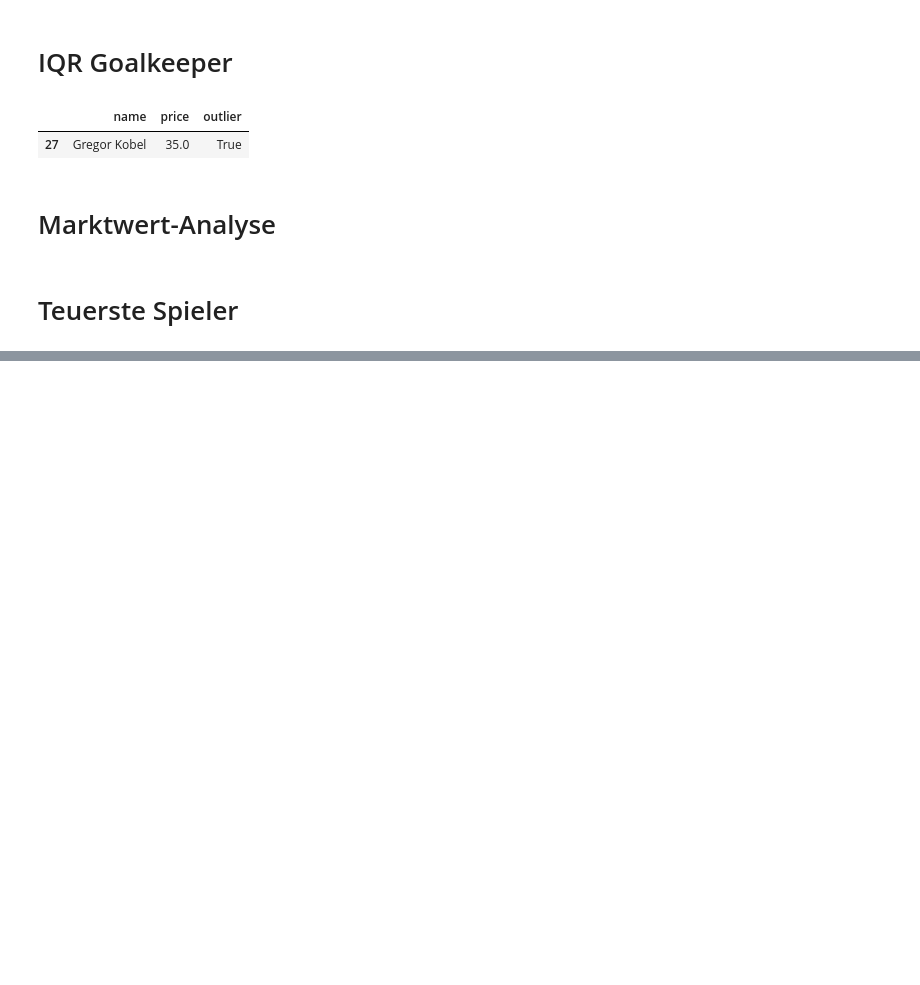
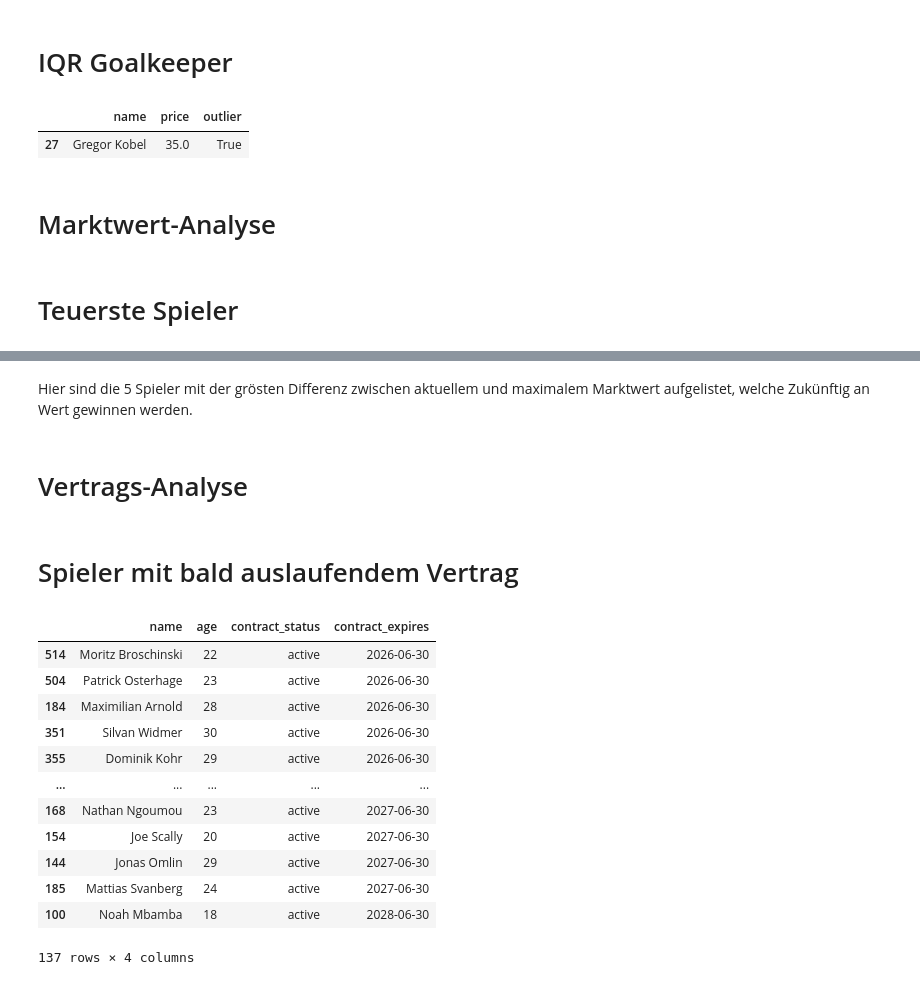
Before and after one commit to PatrikBartos/First-Pandas-Projekt, a Jupyter notebook: notebooks/main.ipynb, the cells around one changed output, grey strips where cells are left out. Cells and saved outputs as stored; diff of their text form; code cells hidden in the pictures; blank space fills up the shorter version.

Commit message:
add Marktwert/Vertrags-Analyse
changes:

add:
- Teuerster Spieler
- Potenzial Analyse
- Vertrags Analyse
- Spieler mit bald auslaufendem Vertrag

```diff
--- a/notebooks/main.ipynb
+++ b/notebooks/main.ipynb
@@ -563,0 +569,4 @@ Name: 47, dtype: object
+# %%
+data_frame["differenz"] = (data_frame["max_price"] - data_frame["price"])
+max_differenz = data_frame.sort_values(by="differenz", ascending=False).head(5)[["name", "age", "club", "differenz"]]
+max_differenz
@@ -563,0 +580,30 @@ Name: 47, dtype: object
+# %% [markdown]
+Hier sind die 5 Spieler mit der grösten Differenz zwischen aktuellem und maximalem Marktwert aufgelistet, welche Zukünftig an Wert gewinnen werden.
+# %% [markdown]
+# Vertrags-Analyse
+# %% [markdown]
+# Spieler mit bald auslaufendem Vertrag
+# %%
+condlist = [data_frame["contract_expires"] < "2026", data_frame["contract_expires"] > "2026"]
+choicelist = ["expired", "active"]
+
+data_frame["contract_status"] = np.select(
+    condlist=condlist, choicelist=choicelist, default="active"
+)
+
+soon_expired = data_frame.loc[(data_frame["contract_status"] == "active") & (data_frame["contract_expires"].notna()), ["name", "age", "contract_status", "contract_expires"]]
+soon_expired.sort_values(by="contract_expires", ascending=True)
+# %% [output]
+|  | name | age | contract_status | contract_expires |
+| 514 | Moritz Broschinski | 22 | active | 2026-06-30 |
+| 504 | Patrick Osterhage | 23 | active | 2026-06-30 |
+| 184 | Maximilian Arnold | 28 | active | 2026-06-30 |
+| 351 | Silvan Widmer | 30 | active | 2026-06-30 |
+| 355 | Dominik Kohr | 29 | active | 2026-06-30 |
+| ... | ... | ... | ... | ... |
+| 168 | Nathan Ngoumou | 23 | active | 2027-06-30 |
+| 154 | Joe Scally | 20 | active | 2027-06-30 |
+| 144 | Jonas Omlin | 29 | active | 2027-06-30 |
+| 185 | Mattias Svanberg | 24 | active | 2027-06-30 |
+| 100 | Noah Mbamba | 18 | active | 2028-06-30 |
+137 rows × 4 columns
```
Also changed, not shown: parts of 5 cells of this notebook.
